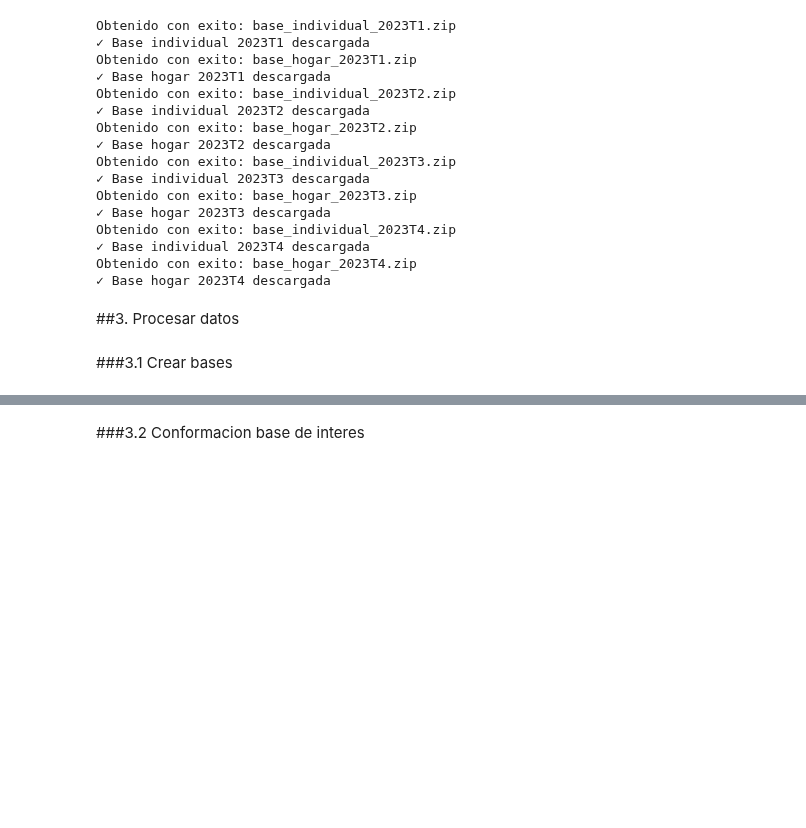
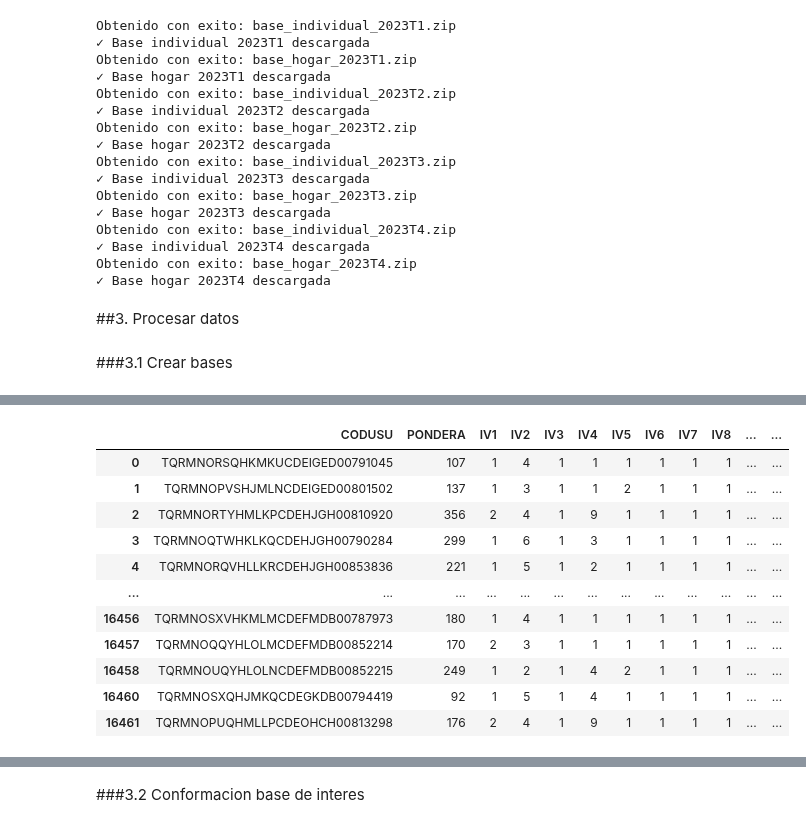
Before and after one commit to santiagoriverti/prediccion_nivel_educativo, a Jupyter notebook: scripts/prediccion_nivel_educativo.ipynb, the cells around one changed output, grey strips where cells are left out. Cells and saved outputs as stored; diff of their text form; code cells hidden in the pictures; blank space fills up the shorter version.

Commit message:
limpieza base hogar

```diff
--- a/scripts/prediccion_nivel_educativo.ipynb
+++ b/scripts/prediccion_nivel_educativo.ipynb
@@ -129,0 +81,91 @@ df_hogar_interes.head()
+# %%
+# Clave del trimestre
+clave = "2023T4"
+
+# Variables necesarias desde la base hogar
+variables_hogar_interes = [
+    'CODUSU', 'NRO_HOGAR', 'ANO4', 'TRIMESTRE', 'REGION', 'MAS_500', 'AGLOMERADO',
+    'PONDERA', 'PONDIH', 'IX_TOT', 'IPCF',
+    'IV1', 'IV2', 'IV3', 'IV4', 'IV5', 'IV6', 'IV7', 'IV8', 'IV9', 'IV10', 'IV11',
+    'IV12_1', 'IV12_2', 'IV12_3',
+    'II1', 'II2', 'II3', 'II4_1', 'II4_2', 'II4_3', 'II7', 'II8', 'II9',
+    'V1', 'V2', 'V7', 'V8', 'V9', 'V10', 'V19_A', 'V19_B',
+    'VII1_1', 'VII1_2', 'VII2_1', 'VII2_2', 'VII2_3', 'VII2_4'
+]
+
+# Cargar base
+df_hogar_interes = bases_hogar[clave][variables_hogar_interes].copy()
+
+# Variables finales que se conservarán
+variables_filtradas = [
+    'CODUSU', 'PONDERA', 'IV1', 'IV2', 'IV3', 'IV4', 'IV5', 'IV6', 'IV7',
+    'IV8', 'IV9', 'IV10', 'IV11', 'IV12_1', 'IV12_2', 'IV12_3',
+    'II1', 'II2', 'II3', 'II4_1', 'II4_2', 'II4_3', 'II7', 'II8', 'II9',
+    'V1', 'V2', 'V7', 'V8', 'V9', 'V10', 'V19_A', 'V19_B',
+    'IX_TOT', 'IPCF', 'PONDIH',
+    'VII1_1', 'VII1_2', 'VII2_1', 'VII2_2', 'VII2_3', 'VII2_4'
+]
+
+# Subconjunto del DataFrame
+df_hogar_limpio = df_hogar_interes[variables_filtradas].copy()
+
+# Corregir formato de IPCF (coma decimal → punto)
+df_hogar_limpio['IPCF'] = df_hogar_limpio['IPCF'].astype(str).str.replace(",", ".")
+df_hogar_limpio['IPCF'] = pd.to_numeric(df_hogar_limpio['IPCF'], errors='coerce')
+
+# Corregir valores 0 en variables VII*
+variables_vii = ['VII1_1', 'VII1_2', 'VII2_1', 'VII2_2', 'VII2_3', 'VII2_4']
+df_hogar_limpio[variables_vii] = df_hogar_limpio[variables_vii].replace(0, 98)
+
+# Convertir a numérico las columnas que lo requieran
+columnas_excluir_conversion = ['CODUSU']
+for col in df_hogar_limpio.columns:
+    if col not in columnas_excluir_conversion:
+        df_hogar_limpio[col] = pd.to_numeric(df_hogar_limpio[col], errors='coerce')
+
+# Rangos válidos por variable
+rangos_validos = {
+    'IV1': (1, 5), 'IV2': (1, 10), 'IV3': (1, 3), 'IV4': (1, 9), 'IV5': (1, 2),
+    'IV6': (1, 3), 'IV7': (1, 3), 'IV8': (1, 2), 'IV9': (1, 3), 'IV10': (1, 3), 'IV11': (1, 4),
+    'IV12_1': (1, 2), 'IV12_2': (1, 2), 'IV12_3': (1, 2),
+    'II1': (1, 10), 'II2': (1, 10), 'II3': (1, 2),
+    'II4_1': (1, 2), 'II4_2': (1, 2), 'II4_3': (1, 2),
+    'II7': (1, 8), 'II8': (1, 3), 'II9': (1, 4),
+    'V1': (1, 2), 'V2': (1, 2), 'V7': (1, 2), 'V8': (1, 2),
+    'V9': (1, 2), 'V10': (1, 2), 'V19_A': (1, 2), 'V19_B': (1, 2),
+    'IX_TOT': (1, 20), 'IPCF': (0, 5000000),
+    'VII1_1': (1, 50), 'VII1_2': (1, 50),
+    'VII2_1': (1, 50), 'VII2_2': (1, 50), 'VII2_3': (1, 50), 'VII2_4': (1, 50)
+}
+
+# Valores especiales permitidos en variables VII
+valores_extra_vii = [96, 97, 98]
+
+# Aplicar filtros por rango
+for var, (min_val, max_val) in rangos_validos.items():
+    if var in variables_vii:
+        df_hogar_limpio = df_hogar_limpio[df_hogar_limpio[var].isin(
+            list(range(min_val, max_val + 1)) + valores_extra_vii)]
+    else:
+        df_hogar_limpio = df_hogar_limpio[
+            (df_hogar_limpio[var] >= min_val) & (df_hogar_limpio[var] <= max_val)
+        ]
+
+# Exportar a Excel (descomentar para guardar archivo)
+# df_hogar_limpio.to_excel("hogar_limpio_2023T4.xlsx", index=False)
+
+# Mostrar DataFrame final
+df_hogar_limpio
+# %% [output]
+|  | CODUSU | PONDERA | IV1 | IV2 | IV3 | IV4 | IV5 | IV6 | IV7 | IV8 | ... | ... |
+| 0 | TQRMNORSQHKMKUCDEIGED00791045 | 107 | 1 | 4 | 1 | 1 | 1 | 1 | 1 | 1 | ... | ... |
+| 1 | TQRMNOPVSHJMLNCDEIGED00801502 | 137 | 1 | 3 | 1 | 1 | 2 | 1 | 1 | 1 | ... | ... |
+| 2 | TQRMNORTYHMLKPCDEHJGH00810920 | 356 | 2 | 4 | 1 | 9 | 1 | 1 | 1 | 1 | ... | ... |
+| 3 | TQRMNOQTWHKLKQCDEHJGH00790284 | 299 | 1 | 6 | 1 | 3 | 1 | 1 | 1 | 1 | ... | ... |
+| 4 | TQRMNORQVHLLKRCDEHJGH00853836 | 221 | 1 | 5 | 1 | 2 | 1 | 1 | 1 | 1 | ... | ... |
+| ... | ... | ... | ... | ... | ... | ... | ... | ... | ... | ... | ... | ... |
+| 16456 | TQRMNOSXVHKMLMCDEFMDB00787973 | 180 | 1 | 4 | 1 | 1 | 1 | 1 | 1 | 1 | ... | ... |
+| 16457 | TQRMNOQQYHLOLMCDEFMDB00852214 | 170 | 2 | 3 | 1 | 1 | 1 | 1 | 1 | 1 | ... | ... |
+| 16458 | TQRMNOUQYHLOLNCDEFMDB00852215 | 249 | 1 | 2 | 1 | 4 | 2 | 1 | 1 | 1 | ... | ... |
+| 16460 | TQRMNOSXQHJMKQCDEGKDB00794419 | 92 | 1 | 5 | 1 | 4 | 1 | 1 | 1 | 1 | ... | ... |
+| 16461 | TQRMNOPUQHMLLPCDEOHCH00813298 | 176 | 2 | 4 | 1 | 9 | 1 | 1 | 1 | 1 | ... | ... |
```
Also changed, not shown: parts of 18 cells of this notebook.
